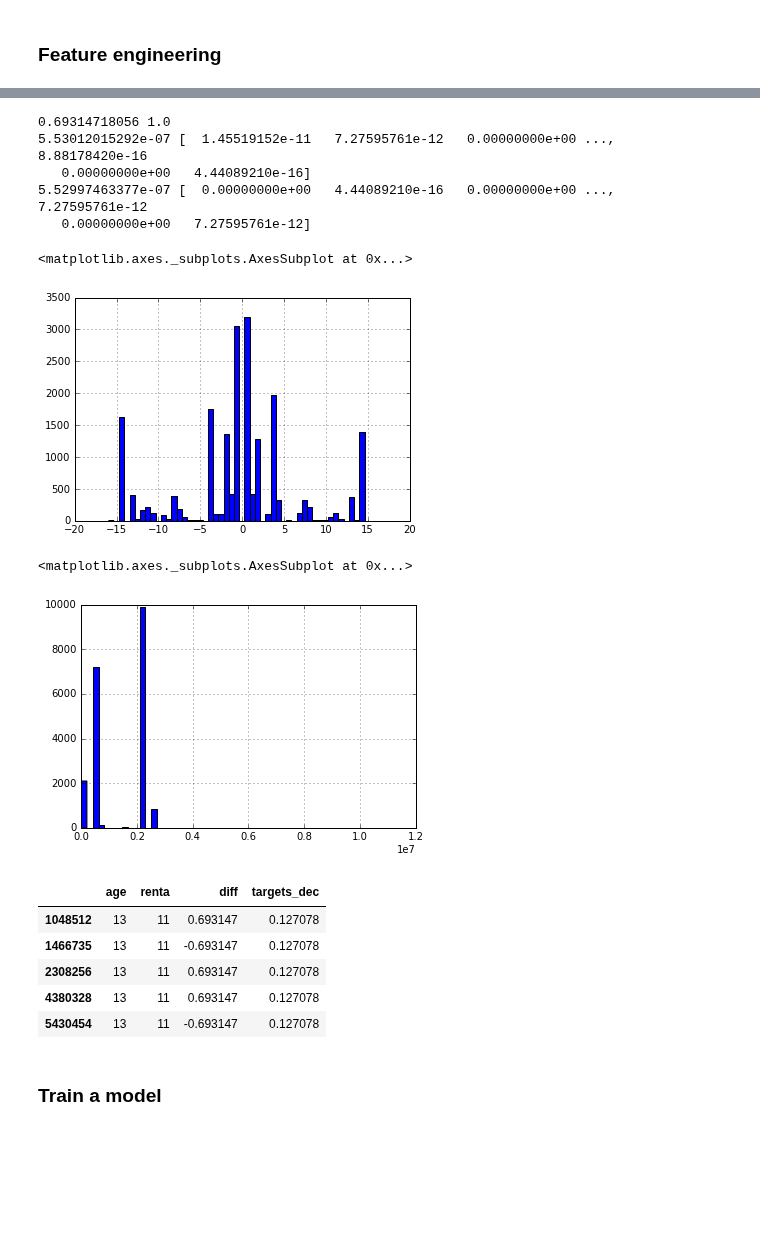
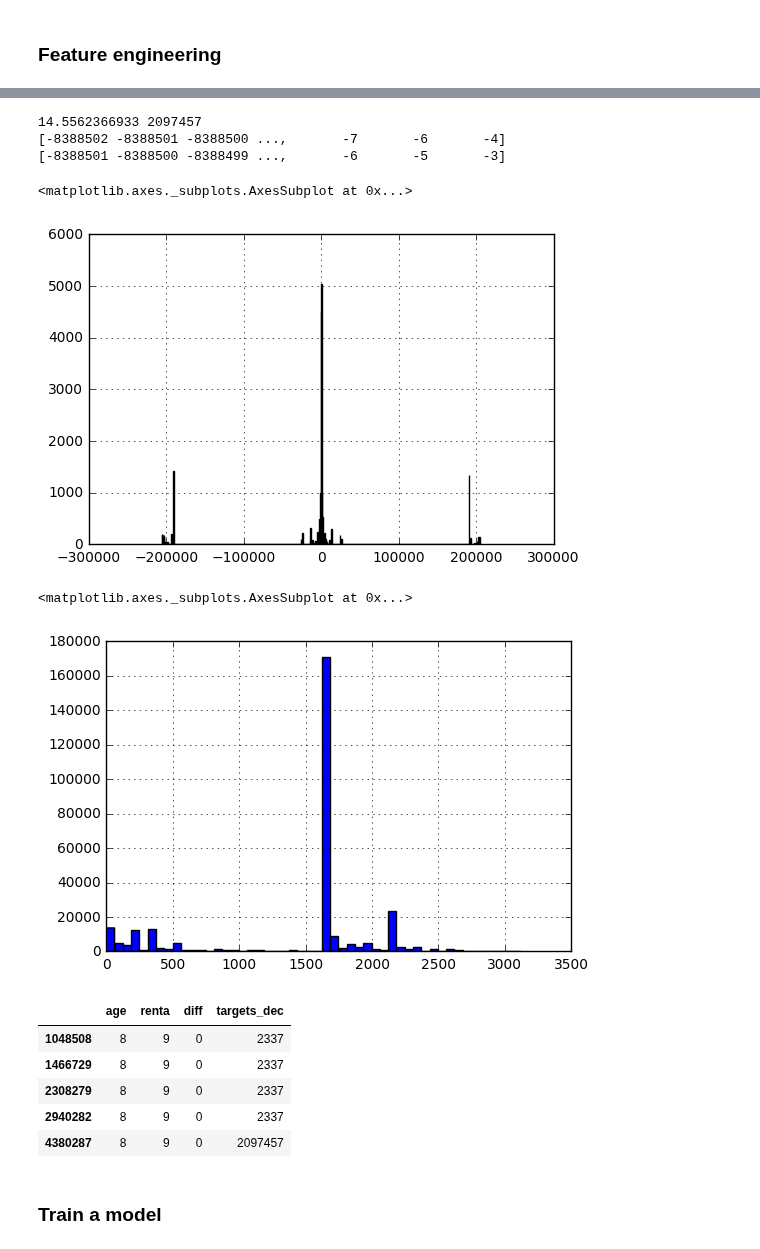
Before and after one commit to vfdev-5/SPR, a Jupyter notebook: keras/NN_predictions_2_CV_active_clients2.ipynb, the cells around one changed output, grey strips where cells are left out. Drawn from its saved outputs; the diff is of its cells as text; code cells hidden in the pictures; blank space fills up the shorter version.

Commit message:
* [WIP] target log count

```diff
--- a/keras/NN_predictions_2_CV_active_clients2.ipynb
+++ b/keras/NN_predictions_2_CV_active_clients2.ipynb
@@ -372,0 +449,2 @@ def get_income_group_index(income):
+# %%
+DIST_DICT = train_df['targets_str'].value_counts().apply(np.log)
@@ -372,0 +491,9 @@ def get_income_group_index(income):
+# %%
+train_df2 = train_df.copy()
+
+#targets_fit(TARGETS_ENCODER_MAP, train_df['targets_str'].value_counts().index.values)
+#targets_fit(TARGETS_ENCODER_MAP, train_df['lc_targets_str_encoded'].value_counts().index.values)
+#train_df2.loc[:, 'targets_str_encoded'] = targets_encode(TARGETS_ENCODER_MAP, train_df['targets_str'])
+#train_df2.loc[clients_mask, 'lc_targets_str_encoded'] = targets_encode(TARGETS_ENCODER_MAP, train_df[clients_mask]['lc_targets_str'])
+
+train_df2.loc[:, 'targets_logcount'] = train_df['targets_str'].apply(lambda x: DIST_DICT[x])
@@ -377,40 +539,46 @@ def transform_target(x):
     return np.sign(x) * np.log(np.abs(x) * 1.0 / A + B )
 
 def inv_transform_target(y):
-    return np.sign(y)*(np.exp(np.abs(y)) - B) * A
+    return (np.sign(y)*(np.exp(np.abs(y)) - B) * A).astype(np.int)
 
 
 #
 # log(x / a + b) = y  ->  x/a = exp(y) - b
 #
-x = 1
+x = 2097457
 print transform_target(x), inv_transform_target(transform_target(x))
 
-x_neg = np.arange(-50000, -1, 1)
-x_pos = np.arange(1, 50000, 1)
+x_neg = np.arange(-16777216/2, 0, 1, dtype=np.int)
+x_pos = np.arange(1, 16777216/2, 1, dtype=np.int)
 
 diff = np.abs(inv_transform_target(transform_target(x_neg)) - x_neg)
-print np.sum(diff), diff
-diff = np.abs(inv_transform_target(transform_target(x_pos)) - x_pos)
-print np.sum(diff), diff
+mask = diff > 0
+
+print x_neg[mask]
+print inv_transform_target(transform_target(x_neg[mask]))
+
+
+# print np.sum(diff), np.max(diff), diff
+# diff = np.abs(inv_transform_target(transform_target(x_pos)) - x_pos)
+# print np.sum(diff), np.max(diff), diff
 # %% [output]
-0.69314718056 1.0
-5.53012015292e-07 [  1.45519152e-11   7.27595761e-12   0.00000000e+00 ...,   8.88178420e-16
-   0.00000000e+00   4.44089210e-16]
-5.52997463377e-07 [  0.00000000e+00   4.44089210e-16   0.00000000e+00 ...,   7.27595761e-12
-   0.00000000e+00   7.27595761e-12]
+14.5562366933 2097457
+[-8388502 -8388501 -8388500 ...,       -7       -6       -4]
+[-8388501 -8388500 -8388499 ...,       -6       -5       -3]
 # %%
-active_clients_mask = ~train_df['diff'].isin([0, -16777216])
+clients_mask = ~train_df2['diff'].isin([-16777216])
 # %%
-train_df[active_clients_mask]['diff'].apply(transform_target).hist(bins=50)
+#train_df[clients_mask]['diff'].apply(transform_target).hist(bins=50)
+train_df2[clients_mask & mask]['dist'].hist(bins=500)
 # %% [output]
 <matplotlib.axes._subplots.AxesSubplot at 0x...>
-[figure, old version]
+[figure, new version]
 # %%
-#train_df[active_clients_mask]['targets_dec'].apply(transform_target).hist(bins=50)
+#train_df[clients_mask]['targets_dec'].apply(lambda x: x*1.0/(2**24)).hist(bins=50)
+train_df2[clients_mask]['targets_str_encoded'].hist(bins=50)
 # %% [output]
 <matplotlib.axes._subplots.AxesSubplot at 0x...>
-[figure, old version]
+[figure, new version]
 # %%
 train_fe_df = train_df.copy()
 train_fe_df.loc[:,'age'] = train_df['age'].apply(get_age_group_index)
@@ -420,12 +588,12 @@ train_fe_df.loc[:,'targets_dec'] = train_df[active_clients_mask]['targets_dec'].
 # %%
-train_fe_df[active_clients_mask][['age', 'renta', 'diff', 'targets_dec']].head()
+train_fe_df[clients_mask][['age', 'renta', 'diff', 'targets_dec']].head()
 # %% [output]
 |  | age | renta | diff | targets_dec |
-| 1048512 | 13 | 11 | 0.693147 | 0.127078 |
-| 1466735 | 13 | 11 | -0.693147 | 0.127078 |
-| 2308256 | 13 | 11 | 0.693147 | 0.127078 |
-| 4380328 | 13 | 11 | 0.693147 | 0.127078 |
-| 5430454 | 13 | 11 | -0.693147 | 0.127078 |
+| 1048508 | 8 | 9 | 0 | 2337 |
+| 1466729 | 8 | 9 | 0 | 2337 |
+| 2308279 | 8 | 9 | 0 | 2337 |
+| 2940282 | 8 | 9 | 0 | 2337 |
+| 4380287 | 8 | 9 | 0 | 2097457 |
 # %% [markdown]
 ### Train a model
 # %% [markdown]
```
Also changed, not shown: parts of 39 cells of this notebook, 3 other files.
